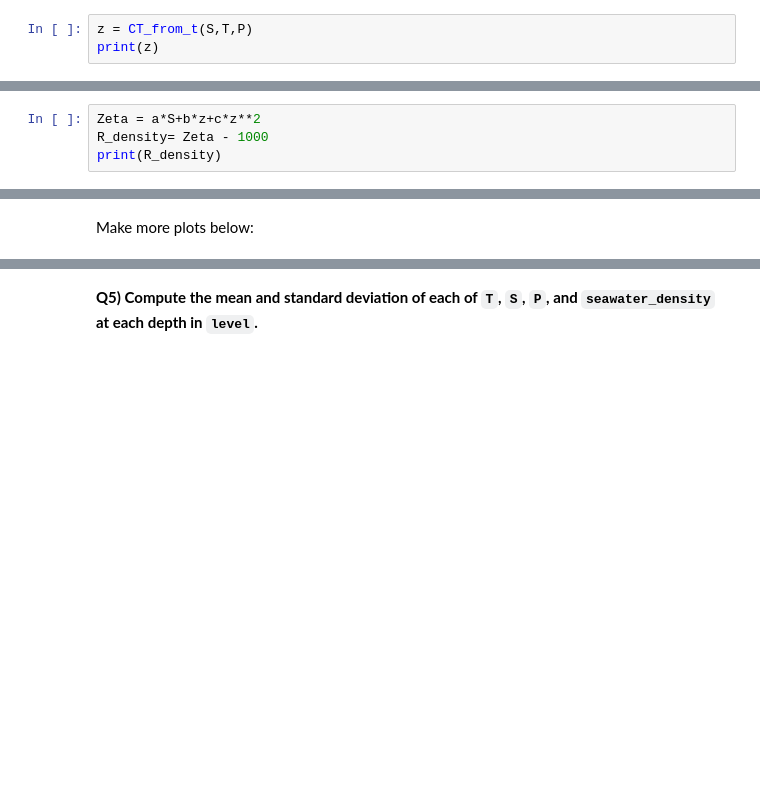
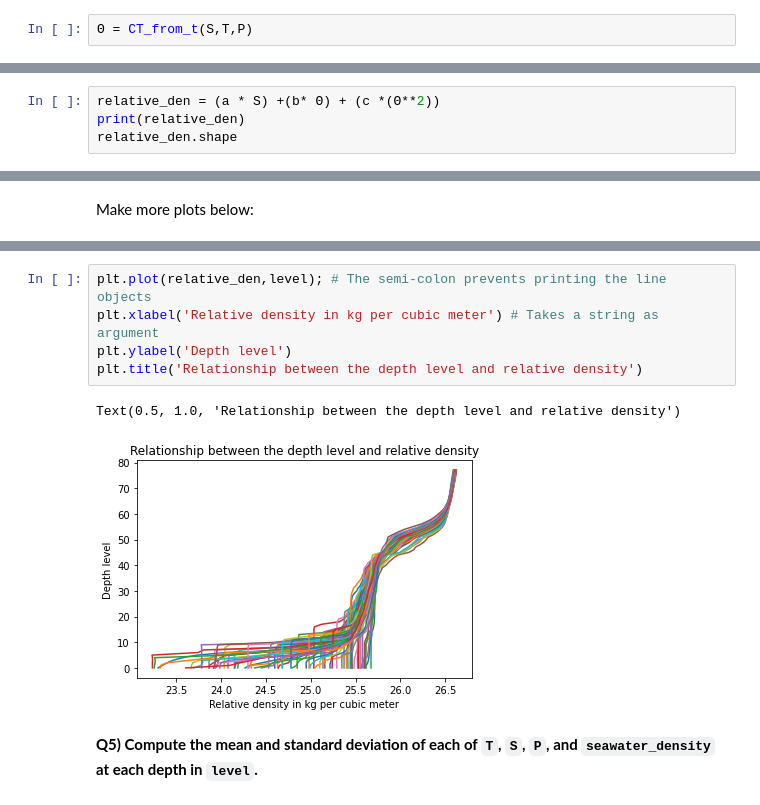
Before and after one commit to Emezina/2022_Intro_Python, a Jupyter notebook: Exercises/W2_S1.ipynb, the cells around one changed output, grey strips where cells are left out. Drawn from its saved outputs; the diff is of its cells as text; blank space fills up the shorter version.

```diff
--- a/Exercises/W2_S1.ipynb
+++ b/Exercises/W2_S1.ipynb
@@ -195,5 +190,4 @@ Calculate the conservative temperature
 
 Hint: use [CT_from_t](https://www.teos-10.org/pubs/gsw/html/gsw_CT_from_t.html)
 # %%
-z = CT_from_t(S,T,P)
-print(z)
+Θ = CT_from_t(S,T,P)
@@ -214,7 +194,7 @@ print(z)
 # %% [markdown]
 Calculate the `relative density` using the equation above
 # %%
-Zeta = a*S+b*z+c*z**2
-R_density= Zeta - 1000
-print(R_density)
+relative_den = (a * S) +(b* Θ) + (c *(Θ**2))
+print(relative_den)
+relative_den.shape
 # %% [output]
@@ -258,3 +258,11 @@ Make more plots below:
+# %%
+plt.plot(relative_den,level); # The semi-colon prevents printing the line objects
+plt.xlabel('Relative density in kg per cubic meter') # Takes a string as argument
+plt.ylabel('Depth level')
+plt.title('Relationship between the depth level and relative density')
+# %% [output]
+Text(0.5, 1.0, 'Relationship between the depth level and relative density')
+[figure, added]
 # %% [markdown]
 **Q5) Compute the mean and standard deviation of each of `T`, `S`, `P`, and `seawater_density` at each depth in `level`.**
 # %% [markdown]
```
Also changed, not shown: parts of 39 cells of this notebook.
